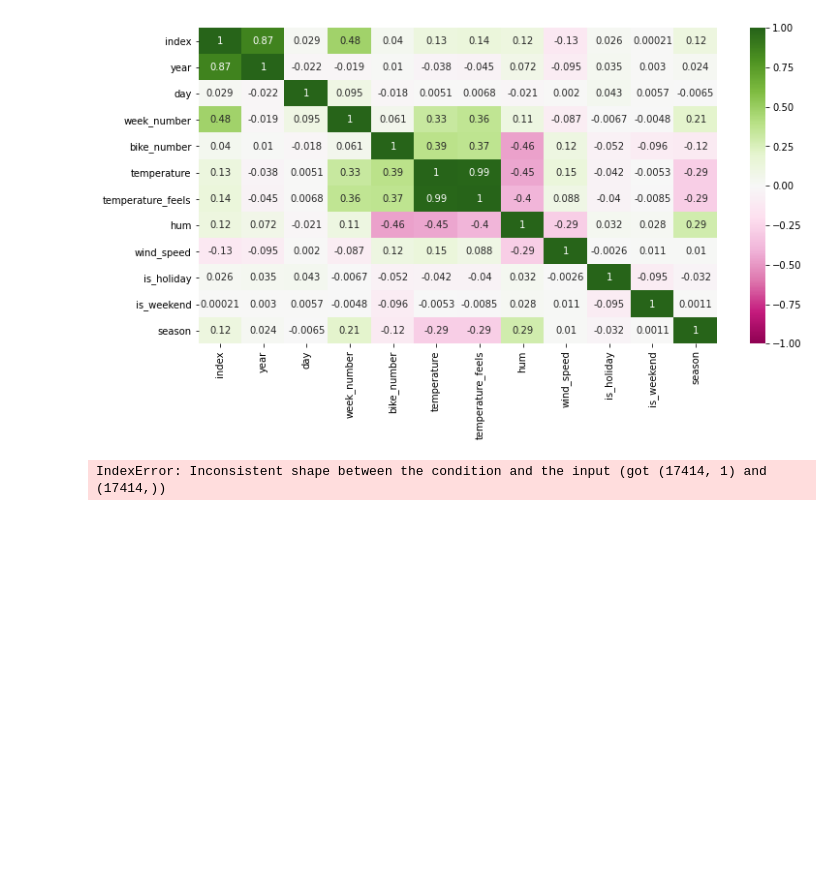
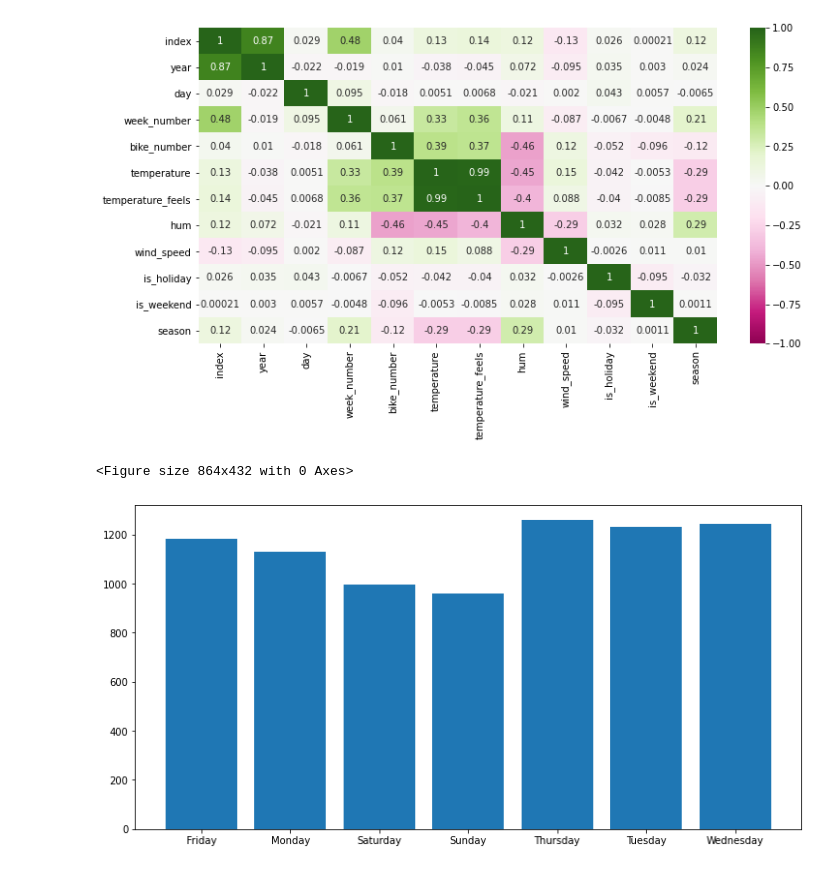
Before and after one commit to isra-st/London_Bike_Sharing, a Jupyter notebook: Visualizations_Draft_Isra.ipynb, the cells around one changed output. Drawn from its saved outputs; the diff is of its cells as text; code cells hidden in the pictures; blank space fills up the shorter version.

```diff
--- a/Visualizations_Draft_Isra.ipynb
+++ b/Visualizations_Draft_Isra.ipynb
@@ -85,7 +57,8 @@ sns.heatmap(df.corr(), cmap='PiYG', vmin=-1, annot=True)
 # %% [output]
 <AxesSubplot:>
 [figure]
-# %%
-sns.heatmap(df.bike_number, df.day, normalize='columns', annot=True)
-# %% [output]
-IndexError: Inconsistent shape between the condition and the input (got (17414, 1) and (17414,))
+# %%
+fig=plt.figure(figsize=(12,6))
+x = df.groupby('day_name').bike_number.agg('mean')
+# %% [output]
+<Figure size 864x432 with 0 Axes>
@@ -91,0 +67,7 @@ IndexError: Inconsistent shape between the condition and the input (got (17414,
+# %%
+fig=plt.figure(figsize=(12,6))
+week_plot = plt.bar(x.index, x.values)
+locs, labels = xticks()
+xtickst=['Monday', 'Tuesday', 'Wednesday', 'Thursday', 'Friday', 'Saturday', 'Sunday']
+# %% [output]
+[figure, added]
```
Also changed, not shown: parts of 20 cells of this notebook, 2 other files.
